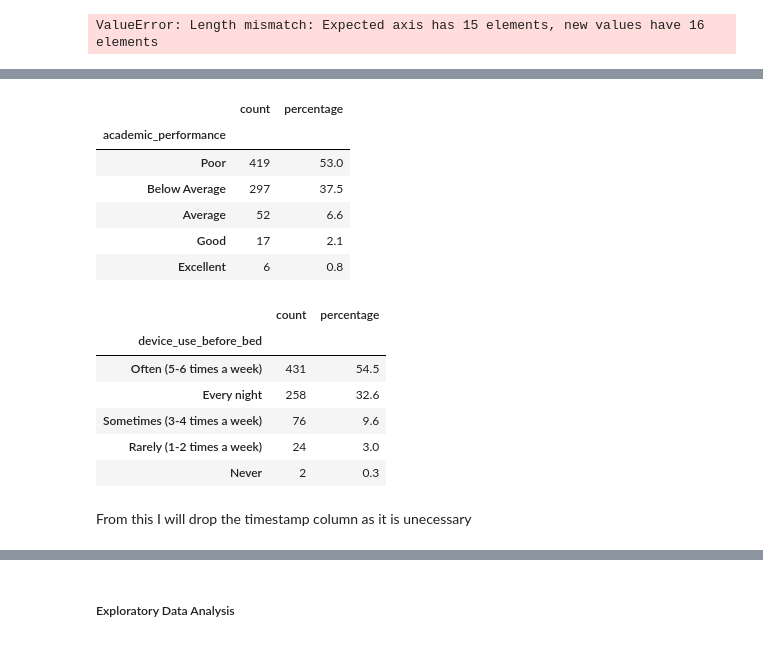
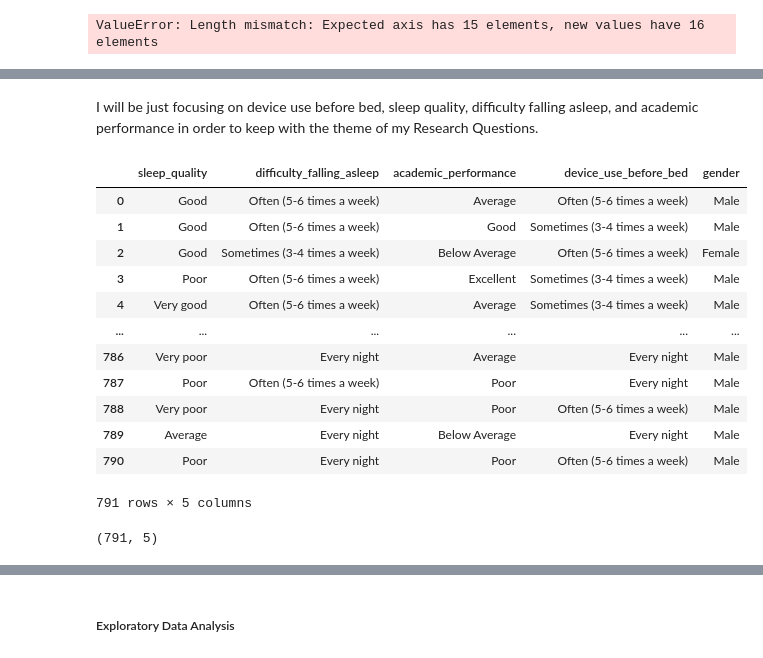
Before and after one commit to BuiltbyJaime/screens-sleep-scores, a Jupyter notebook: Notebooks/dataset_analysis.ipynb, the cells around one changed output, grey strips where cells are left out. Drawn from its saved outputs; the diff is of its cells as text; code cells hidden in the pictures.

```diff
--- a/Notebooks/dataset_analysis.ipynb
+++ b/Notebooks/dataset_analysis.ipynb
@@ -613,4 +609,2 @@ df2.head()
 # %%
-df2 = df2.drop(
-    columns=["timestamps"]
-)
+df2 = df2.drop(columns=["timestamps"])
@@ -645,22 +611,32 @@ category_summary(df2, "sleep_quality")
-# %%
-category_summary(df2, "academic_performance")
-# %% [output]
-|  | count | percentage |
-| academic_performance |  |  |
-| Poor | 419 | 53.0 |
-| Below Average | 297 | 37.5 |
-| Average | 52 | 6.6 |
-| Good | 17 | 2.1 |
-| Excellent | 6 | 0.8 |
-# %%
-category_summary(df2, "device_use_before_bed")
-# %% [output]
-|  | count | percentage |
-| device_use_before_bed |  |  |
-| Often (5-6 times a week) | 431 | 54.5 |
-| Every night | 258 | 32.6 |
-| Sometimes (3-4 times a week) | 76 | 9.6 |
-| Rarely (1-2 times a week) | 24 | 3.0 |
-| Never | 2 | 0.3 |
-# %% [markdown]
-From this I will drop the timestamp column as it is unecessary
+# %%
+df2_focus = df2[
+    [
+        "sleep_quality",
+        "difficulty_falling_asleep",
+        "academic_performance",
+        "device_use_before_bed",
+        "gender"
+    ]
+].copy()
+# %% [markdown]
+I will be just focusing on device use before bed, sleep quality,  difficulty falling asleep, and academic performance in order to keep with the theme of my Research Questions.
+# %%
+df2_focus
+# %% [output]
+|  | sleep_quality | difficulty_falling_asleep | academic_performance | device_use_before_bed | gender |
+| 0 | Good | Often (5-6 times a week) | Average | Often (5-6 times a week) | Male |
+| 1 | Good | Often (5-6 times a week) | Good | Sometimes (3-4 times a week) | Male |
+| 2 | Good | Sometimes (3-4 times a week) | Below Average | Often (5-6 times a week) | Female |
+| 3 | Poor | Often (5-6 times a week) | Excellent | Sometimes (3-4 times a week) | Male |
+| 4 | Very good | Often (5-6 times a week) | Average | Sometimes (3-4 times a week) | Male |
+| ... | ... | ... | ... | ... | ... |
+| 786 | Very poor | Every night | Average | Every night | Male |
+| 787 | Poor | Often (5-6 times a week) | Poor | Every night | Male |
+| 788 | Very poor | Every night | Poor | Often (5-6 times a week) | Male |
+| 789 | Average | Every night | Below Average | Every night | Male |
+| 790 | Poor | Every night | Poor | Often (5-6 times a week) | Male |
+791 rows × 5 columns
+# %%
+df2_focus.shape
+# %% [output]
+(791, 5)
```
Also changed, not shown: parts of 29 cells of this notebook, 1 other file.
